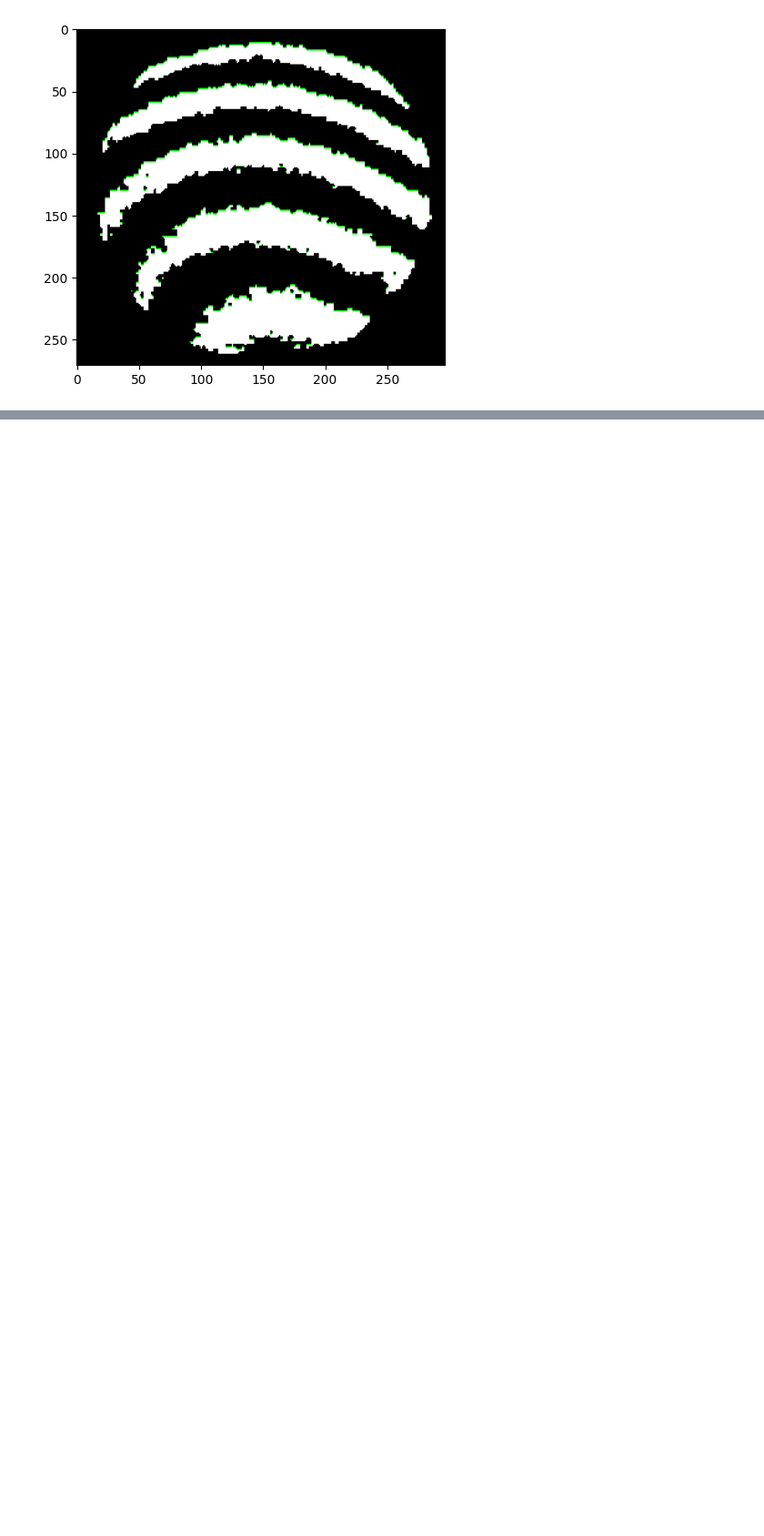
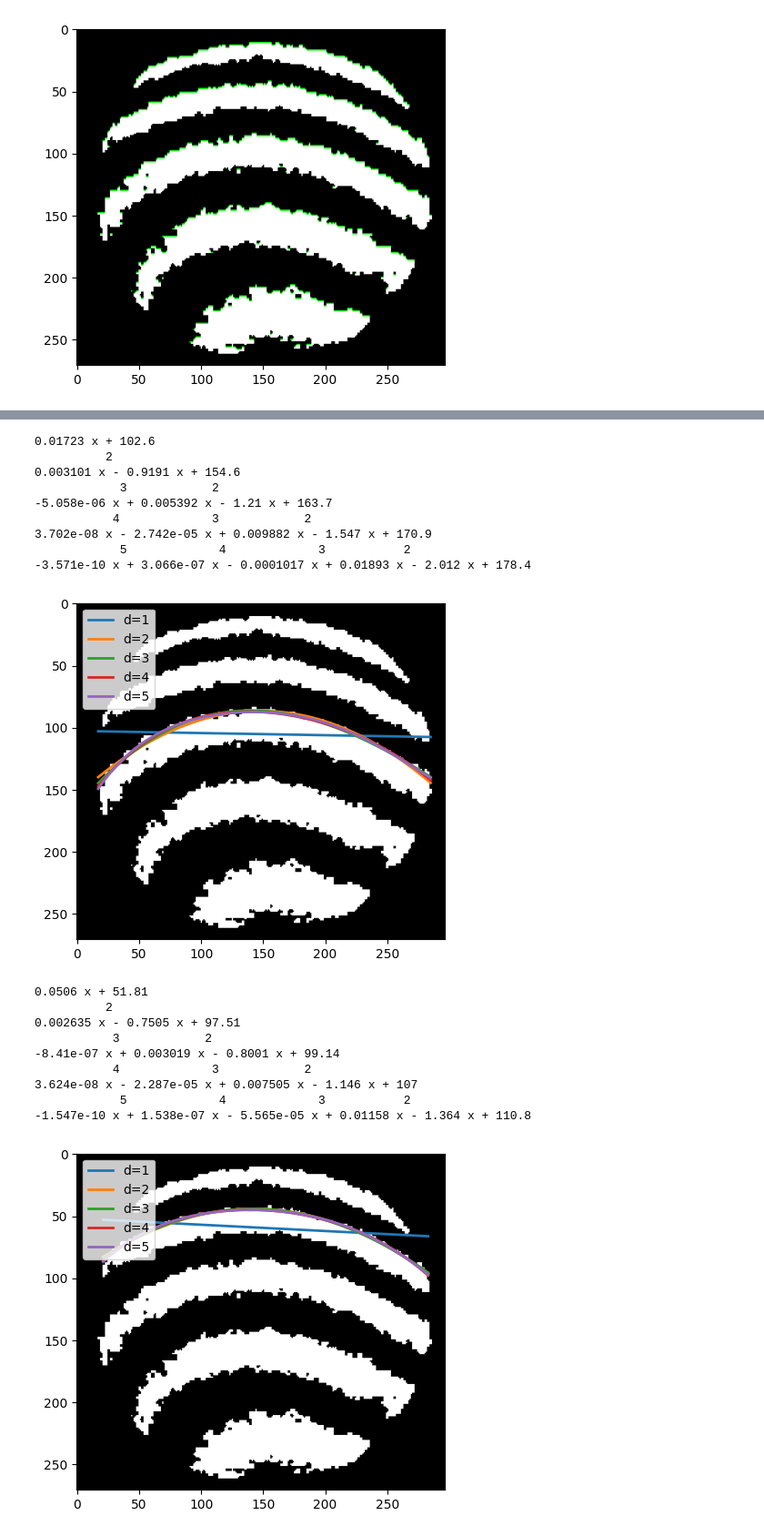
Before and after one commit to asmalcev/picture-curve-approximation, a Jupyter notebook: main.ipynb, the cells around one changed output, grey strips where cells are left out. Shown at 91% size. Cells and saved outputs as stored; diff of their text form; code cells hidden in the pictures; blank space fills up the shorter version.

```diff
--- a/main.ipynb
+++ b/main.ipynb
@@ -107,0 +120,43 @@ plt.show()
+# %%
+def poly(curve):
+  x = list(map(lambda p: p[0], curve))
+  y = list(map(lambda p: p[1], curve))
+
+  legend = []
+  for d in range(1, 6):
+    fp, residuals, rank, sv, rcond = np.polyfit(x, y, d, full=True)
+
+    f = np.poly1d(fp)
+
+    print(f)
+    plt.plot(x, f(x), linewidth=2)
+    legend.append("d=%i" % f.order)
+
+
+  plt.imshow(im2)
+  plt.legend(legend, loc="upper left")
+  plt.show()
+
+for i in range(len(curves)):
+  poly(curves[i])
+# %% [output]
+0.01723 x + 102.6
+          2
+0.003101 x - 0.9191 x + 154.6
+            3            2
+-5.058e-06 x + 0.005392 x - 1.21 x + 163.7
+           4             3            2
+3.702e-08 x - 2.742e-05 x + 0.009882 x - 1.547 x + 170.9
+            5             4             3           2
+-3.571e-10 x + 3.066e-07 x - 0.0001017 x + 0.01893 x - 2.012 x + 178.4
+[figure, added]
+0.0506 x + 51.81
+          2
+0.002635 x - 0.7505 x + 97.51
+           3            2
+-8.41e-07 x + 0.003019 x - 0.8001 x + 99.14
+           4             3            2
+3.624e-08 x - 2.287e-05 x + 0.007505 x - 1.146 x + 107
+            5             4             3           2
+-1.547e-10 x + 1.538e-07 x - 5.565e-05 x + 0.01158 x - 1.364 x + 110.8
+[figure, added]
```
Also changed, not shown: parts of 5 cells of this notebook.
